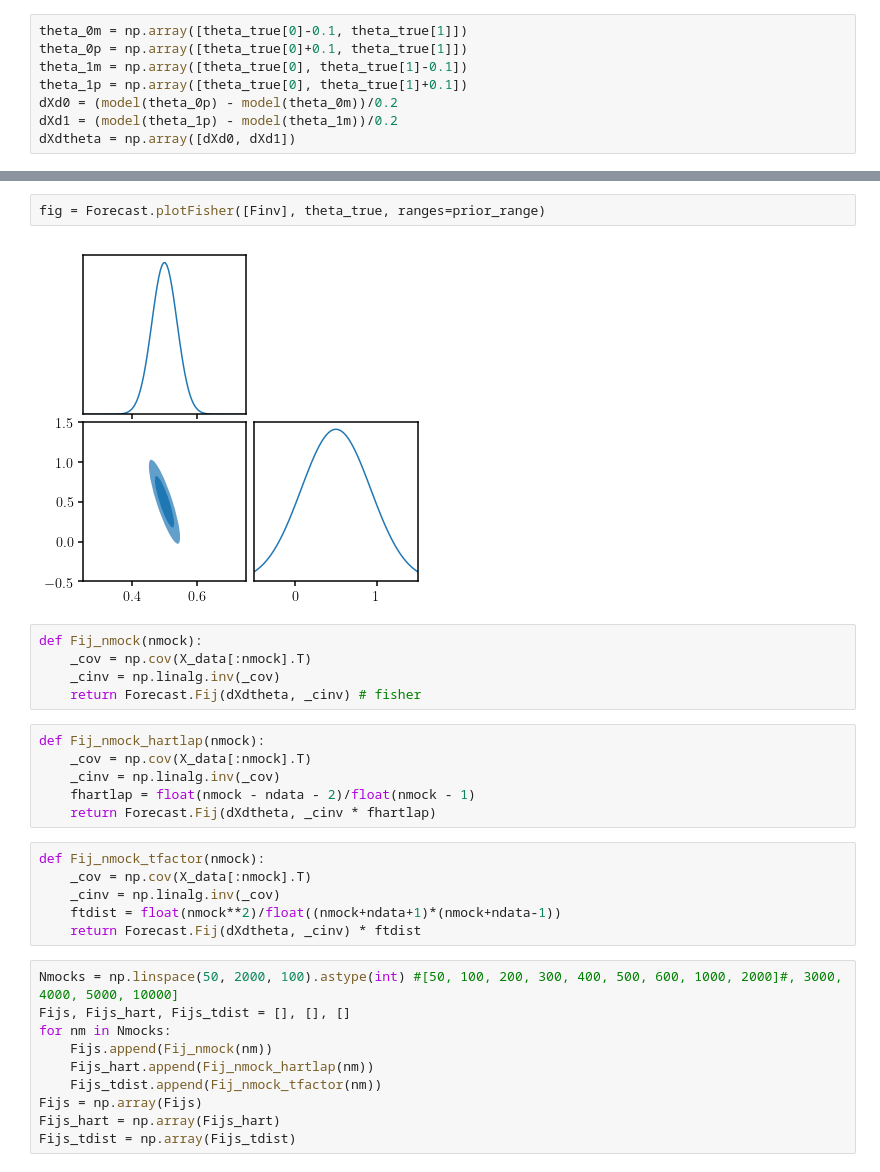
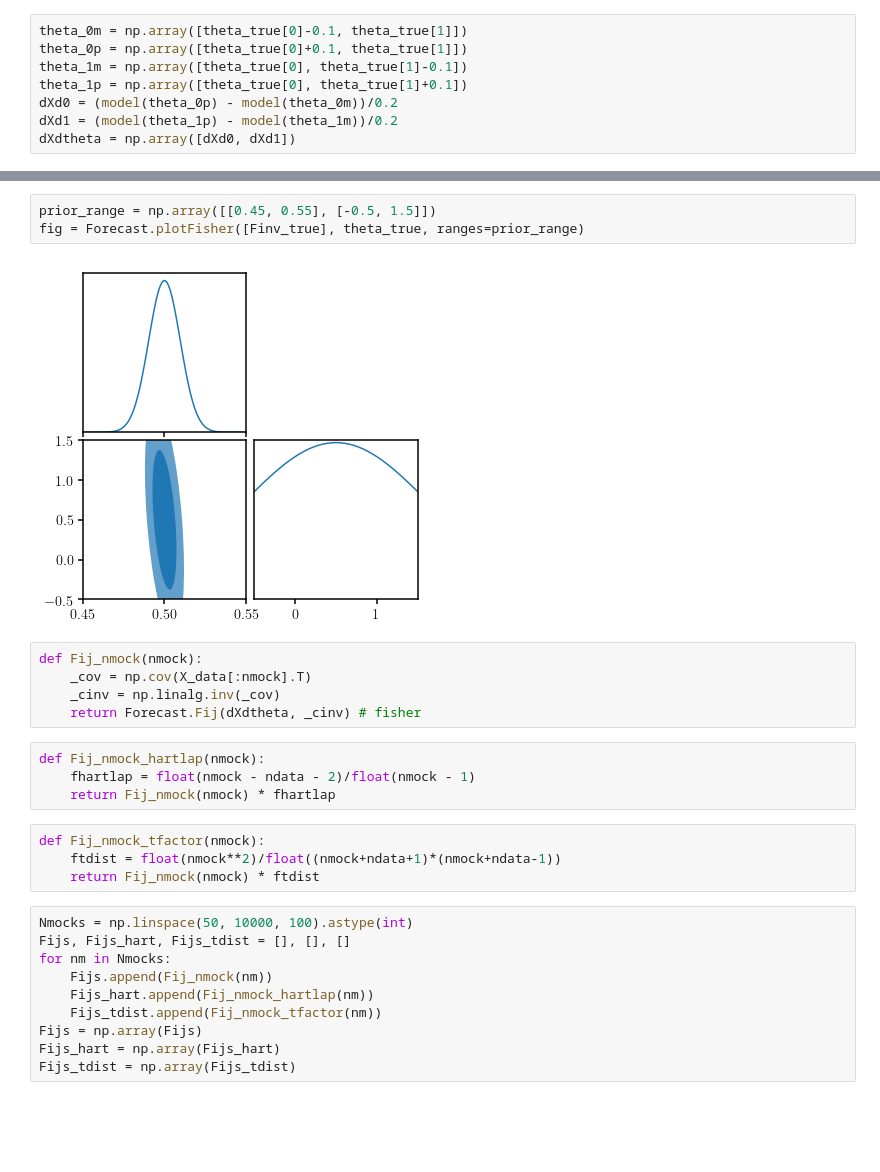
Before and after one commit to changhoonhahn/eMaNu, a Jupyter notebook: notebook/compress/toy_tdist_Fisher.ipynb, the cells around one changed output, grey strips where cells are left out. Saved outputs shown, nothing was run; the diff lists cells and outputs as text; blank space fills up the shorter version.

```diff
--- a/notebook/compress/toy_tdist_Fisher.ipynb
+++ b/notebook/compress/toy_tdist_Fisher.ipynb
@@ -68,7 +60,8 @@ print np.sqrt(np.diag(Finv))
-# %%
-fig = Forecast.plotFisher([Finv], theta_true, ranges=prior_range)
-# %% [output]
-[figure, removed]
+# %%
+prior_range = np.array([[0.45, 0.55], [-0.5, 1.5]])
+fig = Forecast.plotFisher([Finv_true], theta_true, ranges=prior_range)
+# %% [output]
+[figure, added]
 # %%
 def Fij_nmock(nmock):
     _cov = np.cov(X_data[:nmock].T)
@@ -76,18 +69,14 @@ def Fij_nmock(nmock):
     return Forecast.Fij(dXdtheta, _cinv) # fisher
 # %%
 def Fij_nmock_hartlap(nmock):
-    _cov = np.cov(X_data[:nmock].T)
-    _cinv = np.linalg.inv(_cov)
     fhartlap = float(nmock - ndata - 2)/float(nmock - 1)
-    return Forecast.Fij(dXdtheta, _cinv * fhartlap)
+    return Fij_nmock(nmock) * fhartlap
 # %%
 def Fij_nmock_tfactor(nmock):
-    _cov = np.cov(X_data[:nmock].T)
-    _cinv = np.linalg.inv(_cov)
     ftdist = float(nmock**2)/float((nmock+ndata+1)*(nmock+ndata-1))
-    return Forecast.Fij(dXdtheta, _cinv) * ftdist
+    return Fij_nmock(nmock) * ftdist
 # %%
-Nmocks = np.linspace(50, 2000, 100).astype(int) #[50, 100, 200, 300, 400, 500, 600, 1000, 2000]#, 3000, 4000, 5000, 10000]
+Nmocks = np.linspace(50, 10000, 100).astype(int)
 Fijs, Fijs_hart, Fijs_tdist = [], [], []
 for nm in Nmocks:
     Fijs.append(Fij_nmock(nm))
```
Also changed, not shown: parts of 10 cells of this notebook.
